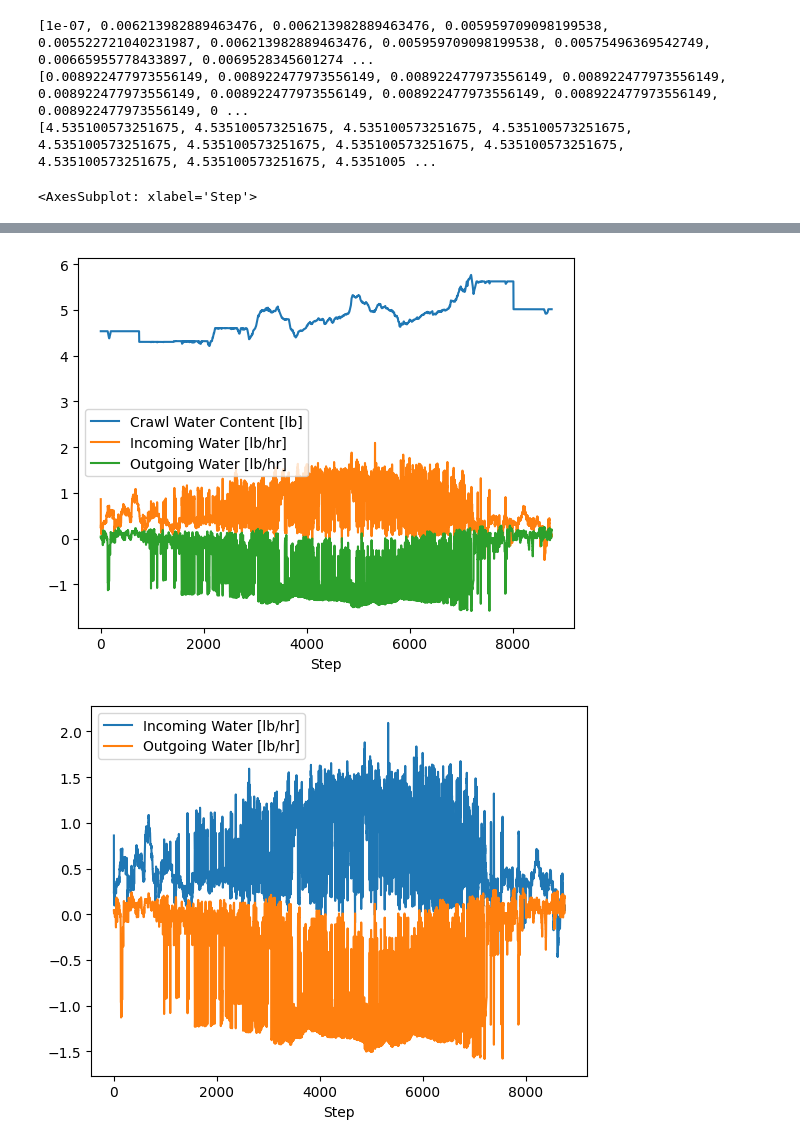
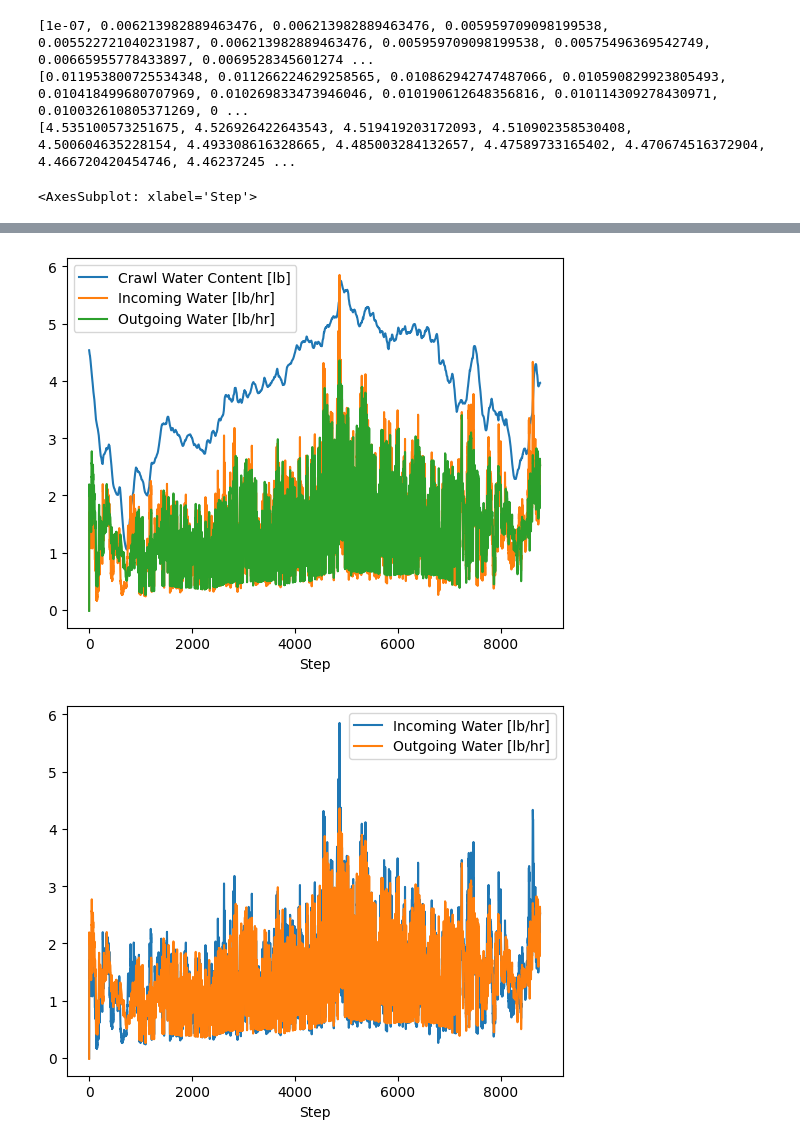
Before and after one commit to Phius-ResearchComittee/Misc-_Calcs, a Jupyter notebook: Hygro Sidequest/hygro crawlspace_Wcondensation.ipynb, the cells around one changed output, grey strips where cells are left out. Saved outputs shown, nothing was run; the diff lists cells and outputs as text; code cells hidden in the pictures.

Commit message:
update to hygro crawl protoocol

```diff
--- a/Hygro Sidequest/hygro crawlspace_Wcondensation.ipynb
+++ b/Hygro Sidequest/hygro crawlspace_Wcondensation.ipynb
@@ -9,13 +9,13 @@ df.head()
 psychrolib.SetUnitSystem(psychrolib.IP)
 
 pressure = psychrolib.GetStandardAtmPressure(580)
-hr_init = 0.0087
+hr_init = 0.01
 crawl_volume = 7500
 crawl_surface_area = (2*2353) + (230*2)
 
 
-DB_out = list(df['Outer DB [°F]'])
-RH_out = list(df['Outer RH [%]'])
+DB_out = list(df['Outer DB'])
+RH_out = list(df['Outer RH'])
 
 HR_out = []
 
@@ -38,9 +38,10 @@ for step in range(len(DB_in)):
 print(HR_in)
 
 
-inf_flow = list(df['Infiltration [cfm]'])
+inf_flow1 = list(df['Infiltration 1 [cfm]'])
+inf_flow2 = list(df['Infiltration 2 [cfm]'])
 house_flow = list(df['From House [cfm]'])
-DB_crawl = list(df['Avg Crawl DB [°F]'])
+DB_crawl = list(df['Avg Crawl DB'])
 
 
 
@@ -56,9 +57,44 @@ DB_C = []
 
 
 for step in range(len(DB_in)):
-    incoming_HR = ((inf_flow[step]*HR_out[step]) + (house_flow[step]*HR_in[step]))
-    outgoing_HR = (((inf_flow[step]) + (house_flow[step])) * hr_init)
-    hr_crawl1 = ((crawl_volume*hr_init) + incoming_HR - outgoing_HR)/(crawl_volume)
+    if inf_flow1[step] >= 0:
+        inf_flow1_step = inf_flow1[step]*HR_out[step]
+    else:
+        inf_flow1_step = 0
+
+    if inf_flow2[step] >=0:
+        inf_flow2_step = inf_flow2[step]*HR_out[step]
+    else:
+        inf_flow2_step = 0
+
+    if house_flow[step] >= 0:
+       house_flow_step =house_flow[step]*HR_in[step]
+    else:
+       house_flow_step = 0
+
+    incoming_HR = (inf_flow1_step + inf_flow2_step + house_flow_step)
+
+    if inf_flow1[step] < 0:
+        inf_flow1_step_out = inf_flow1[step]*hr_init
+    else:
+        inf_flow1_step_out = 0
+
+    if inf_flow2[step] < 0:
+        inf_flow2_step_out = inf_flow2[step]*hr_init
+    else:
+        inf_flow2_step_out = 0
+
+    if house_flow[step] < 0:
+       house_flow_step_out =house_flow[step]*hr_init
+    else:
+       house_flow_step_out = 0
+
+    outgoing_HR = (inf_flow1_step_out + inf_flow2_step_out + house_flow_step_out)
+
+    hr_crawl1 = ((crawl_volume*hr_init) + incoming_HR + outgoing_HR)/(crawl_volume)
+
+    if hr_crawl1 < 0:
+        hr_crawl1=0
     rh_crawl = ((psychrolib.GetRelHumFromHumRatio(DB_crawl[step],hr_crawl1,pressure))*100)
     DB_C.append((DB_crawl[step] - 32) * (5/9))
 
@@ -117,7 +153,7 @@ d={'T Crawl [F]':DB_crawl,
    'Incoming Water [lb/hr]':in_HR,
    'Outgoing Water [lb/hr]':out_HR,
    'Condensation per SF [lb]':condensation_list,
-   'Step':(list(range(0,8761,1)))}
+   'Step':(list(range(0,8760,1)))}
 
 df2 = pd.DataFrame.from_dict(d)
 
@@ -129,12 +165,14 @@ df2.plot(x='Step', y=['RH_crawl [%]','T Crawl [F]'] , kind='line')
 df2.plot(x='Step', y=['Crawl Water Content [lb]','Incoming Water [lb/hr]','Outgoing Water [lb/hr]'] , kind='line')
 df2.plot(x='Step', y=['Incoming Water [lb/hr]','Outgoing Water [lb/hr]'] , kind='line')
 df2.plot(x='Step', y='Crawl Water Content [lb]' , kind='line')
-df.plot(x='Date', y=['From House [cfm]', 'Infiltration [cfm]'], kind='line')
-df.plot(x='Date', y=['Outer DB [°F]', 'Outer RH [%]'], kind='line')
+df.plot(x='Date', y=['From House [cfm]', 'Infiltration 1 [cfm]', 'Infiltration 2 [cfm]'], kind='line')
+df.plot(x='Date', y=['Infiltration 1 [cfm]', 'Infiltration 2 [cfm]'], kind='line')
+df.plot(x='Date', y=['From House [cfm]'], kind='line')
+df.plot(x='Date', y=['Outer DB', 'Outer RH'], kind='line')
 df2.plot(x='Step', y='Condensation per SF [lb]', kind='line')
 df2.plot(x='Step', y=['DB C', 'DP C'], kind='line')
 # %% [output]
 [1e-07, 0.006213982889463476, 0.006213982889463476, 0.005959709098199538, 0.005522721040231987, 0.006213982889463476, 0.005959709098199538, 0.00575496369542749, 0.00665955778433897, 0.0069528345601274 ...
-[0.008922477973556149, 0.008922477973556149, 0.008922477973556149, 0.008922477973556149, 0.008922477973556149, 0.008922477973556149, 0.008922477973556149, 0.008922477973556149, 0.008922477973556149, 0 ...
-[4.535100573251675, 4.535100573251675, 4.535100573251675, 4.535100573251675, 4.535100573251675, 4.535100573251675, 4.535100573251675, 4.535100573251675, 4.535100573251675, 4.535100573251675, 4.5351005 ...
+[0.011953800725534348, 0.011266224629258565, 0.010862942747487066, 0.010590829923805493, 0.010418499680707969, 0.010269833473946046, 0.010190612648356816, 0.010114309278430971, 0.010032610805371269, 0 ...
+[4.535100573251675, 4.526926422643543, 4.519419203172093, 4.510902358530408, 4.500604635228154, 4.493308616328665, 4.485003284132657, 4.47589733165402, 4.470674516372904, 4.466720420454746, 4.46237245 ...
 <AxesSubplot: xlabel='Step'>
@@ -142,2 +180,2 @@ df2.plot(x='Step', y=['DB C', 'DP C'], kind='line')
-[figure, old version]
+[figure, new version]
-[figure, old version]
+[figure, new version]
```
Also changed, not shown: parts of 1 cell of this notebook, 1 other file.
